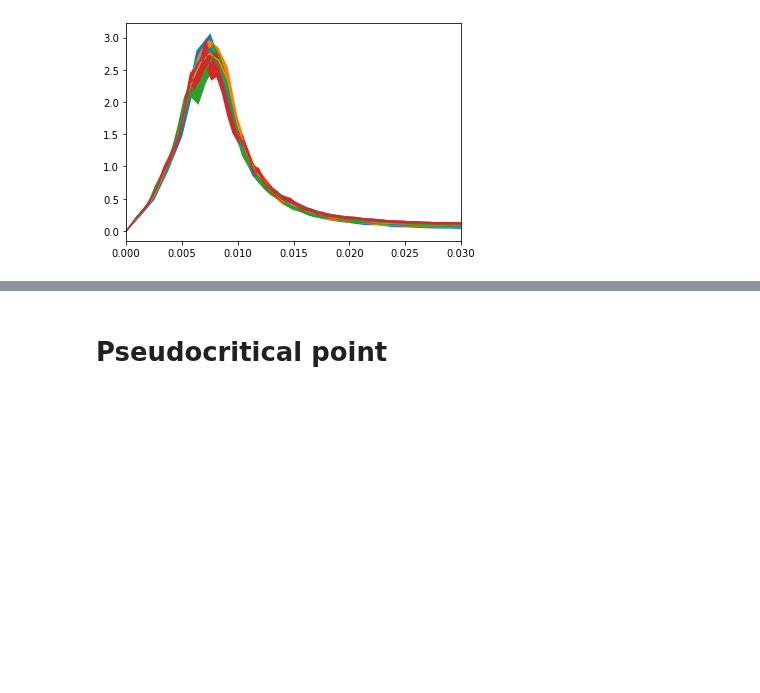
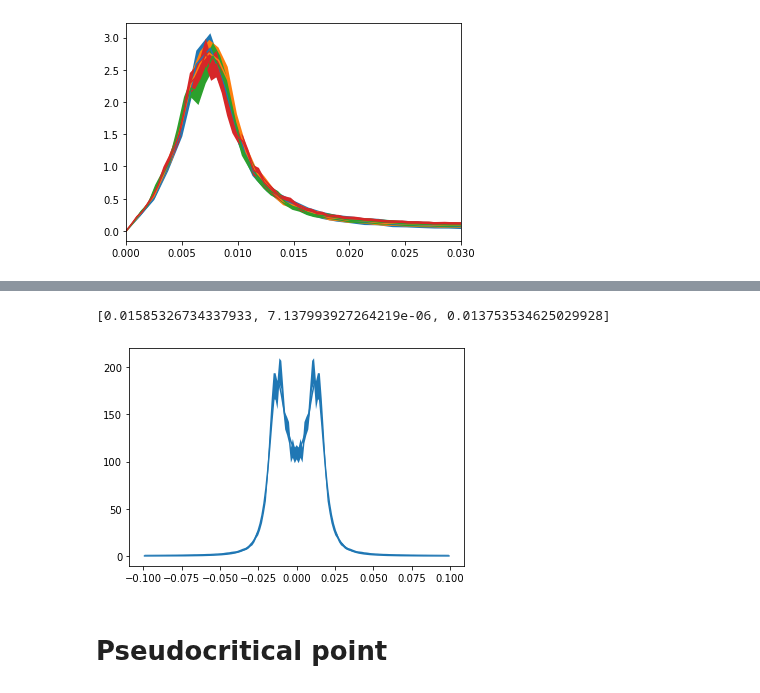
Before and after one commit to jannisgebbo/langevinA, a Jupyter notebook: jupyter_notebooks/superpaper3.ipynb, the cells around one changed output, grey strips where cells are left out. Drawn from its saved outputs; the diff is of its cells as text; code cells hidden in the pictures; blank space fills up the shorter version.

```diff
--- a/jupyter_notebooks/superpaper3.ipynb
+++ b/jupyter_notebooks/superpaper3.ipynb
@@ -102,3 +117,10 @@ plt.xlim([0,0.03])
+# %%
+fit[hkeys[-2]].fit("OtOttpFourier", "A")
+fit[hkeys[-2]].plot("OtOttpFourier","A")
+plotter.plot(data[hkeys[-2]],"OtOttpFourier","A")
+# %% [output]
+[0.01585326734337933, 7.137993927264219e-06, 0.013753534625029928]
+[figure, added]
 # %% [markdown]
 # Pseudocritical point
 # %%
```
Also changed, not shown: parts of 6 cells of this notebook, 4 other files.
